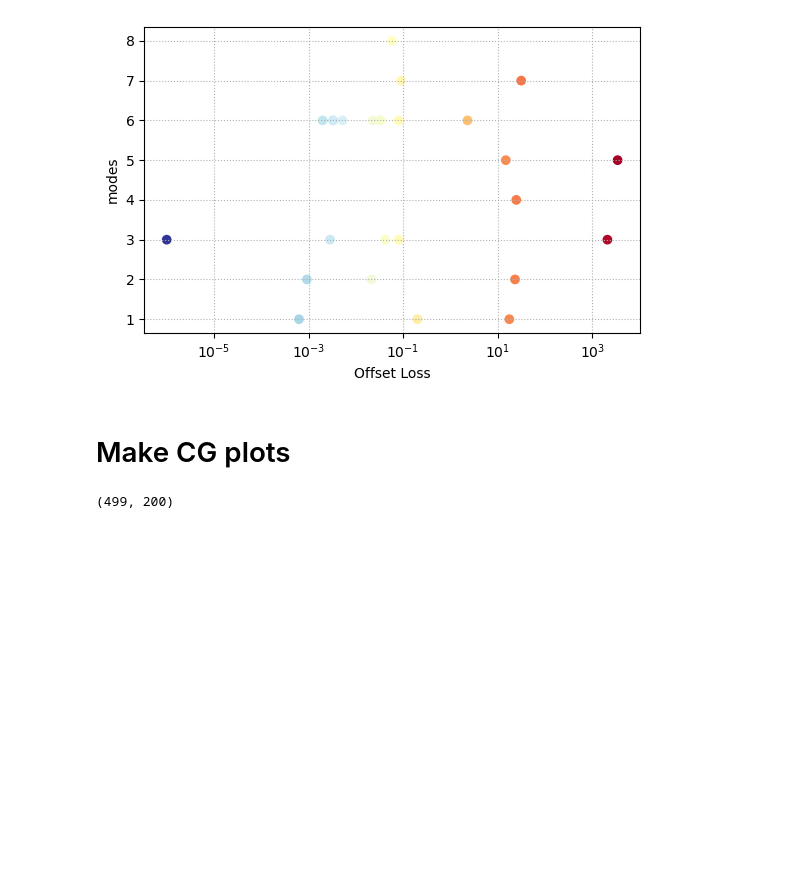
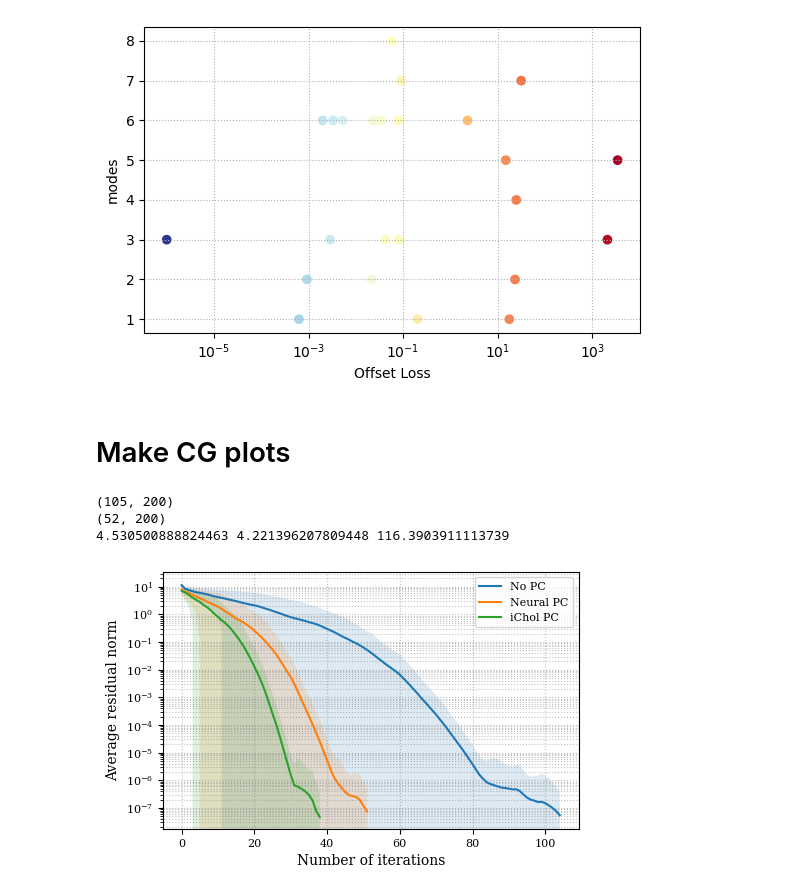
Before and after one commit to iamyixuan/neural-precond-schwinger, a Jupyter notebook: jax_model/test_jax.ipynb, the cells around one changed output. Saved outputs shown, nothing was run; the diff lists cells and outputs as text; code cells hidden in the pictures; blank space fills up the shorter version.

```diff
--- a/jax_model/test_jax.ipynb
+++ b/jax_model/test_jax.ipynb
@@ -171,15 +171,67 @@ fig.savefig(f'../../MatrixPreNet/figures/hpo_fno_l32_{param}_vs_offset_loss.pdf'
 [figure]
 # %% [markdown]
 # Make CG plots
-# %%
-import numpy as np
-import matplotlib.pyplot as plt
-
-no_pc_hist = np.load("./plot_data/M8_D32_no_pc_hist.npy")
-pc_hist = np.load("./plot_data/M8_D32_pc_hist.npy")
-
-no_pc_hist = np.asarray(no_pc_hist)
-pc_hist = np.asarray(pc_hist)
-print(no_pc_hist.shape)
-# %% [output]
-(499, 200)
+# %%
+import numpy as np
+import matplotlib.pyplot as plt
+
+L = 8
+
+no_pc_hist = np.load(f"./plot_data/M8_D{L}_no_pc_hist.npz")
+nn_pc_hist = np.load(f"./plot_data/M8_D{L}_nn_pc_hist.npz")
+ic_pc_hist = np.load(f"./plot_data/M8_D{L}_ic_pc_hist.npz")
+
+
+no_pc = np.asarray(no_pc_hist["hist"])
+no_pc_time = no_pc_hist["time"]
+
+nn_pc = np.asarray(nn_pc_hist["hist"])
+nn_pc_time = nn_pc_hist["time"]
+
+ic_pc = np.asarray(ic_pc_hist["hist"])
+ic_pc_time = ic_pc_hist["time"]
+
+print(no_pc.shape)
+print(nn_pc.shape)
+
+print(no_pc_time, nn_pc_time, ic_pc_time)
+# %% [output]
+(105, 200)
+(52, 200)
+4.530500888824463 4.221396207809448 116.3903911113739
+# %%
+from plot import set_size
+
+fig, ax = plt.subplots(figsize=set_size(390))
+ax.set_box_aspect(1 / 1.62)
+
+ax.plot(np.mean(no_pc, axis=1), label="No PC")
+ax.plot(np.mean(nn_pc, axis=1), label="Neural PC")
+ax.plot(np.mean(ic_pc, axis=1), label="iChol PC")
+# plot 1.96 * std
+ax.fill_between(
+    np.arange(no_pc.shape[0]),
+    np.mean(no_pc, axis=1) - 1.96 * np.std(no_pc, axis=1),
+    np.mean(no_pc, axis=1) + 1.96 * np.std(no_pc, axis=1),
+    alpha=0.15,
+)
+ax.fill_between(
+    np.arange(nn_pc.shape[0]),
+    np.mean(nn_pc, axis=1) - 1.96 * np.std(nn_pc, axis=1),
+    np.mean(nn_pc, axis=1) + 1.96 * np.std(nn_pc, axis=1),
+    alpha=0.15,
+)
+ax.fill_between(
+    np.arange(ic_pc.shape[0]),
+    np.mean(ic_pc, axis=1) - 1.96 * np.std(ic_pc, axis=1),
+    np.mean(ic_pc, axis=1) + 1.96 * np.std(ic_pc, axis=1),
+    alpha=0.15,
+)
+ax.set_yscale("log")
+ax.grid(which="both", color="gray", linestyle="dotted", alpha=0.5)
+ax.set_xlabel("Number of iterations")
+ax.set_ylabel("Average residual norm")
+ax.legend()
+fig.savefig(f"../../MatrixPreNet/figures/M8_L{L}_residual_hist-newtest.pdf", bbox_inches='tight')
+# %% [output]
+[figure, added]
```
Also changed, not shown: parts of 2 cells of this notebook, 17 other files.
